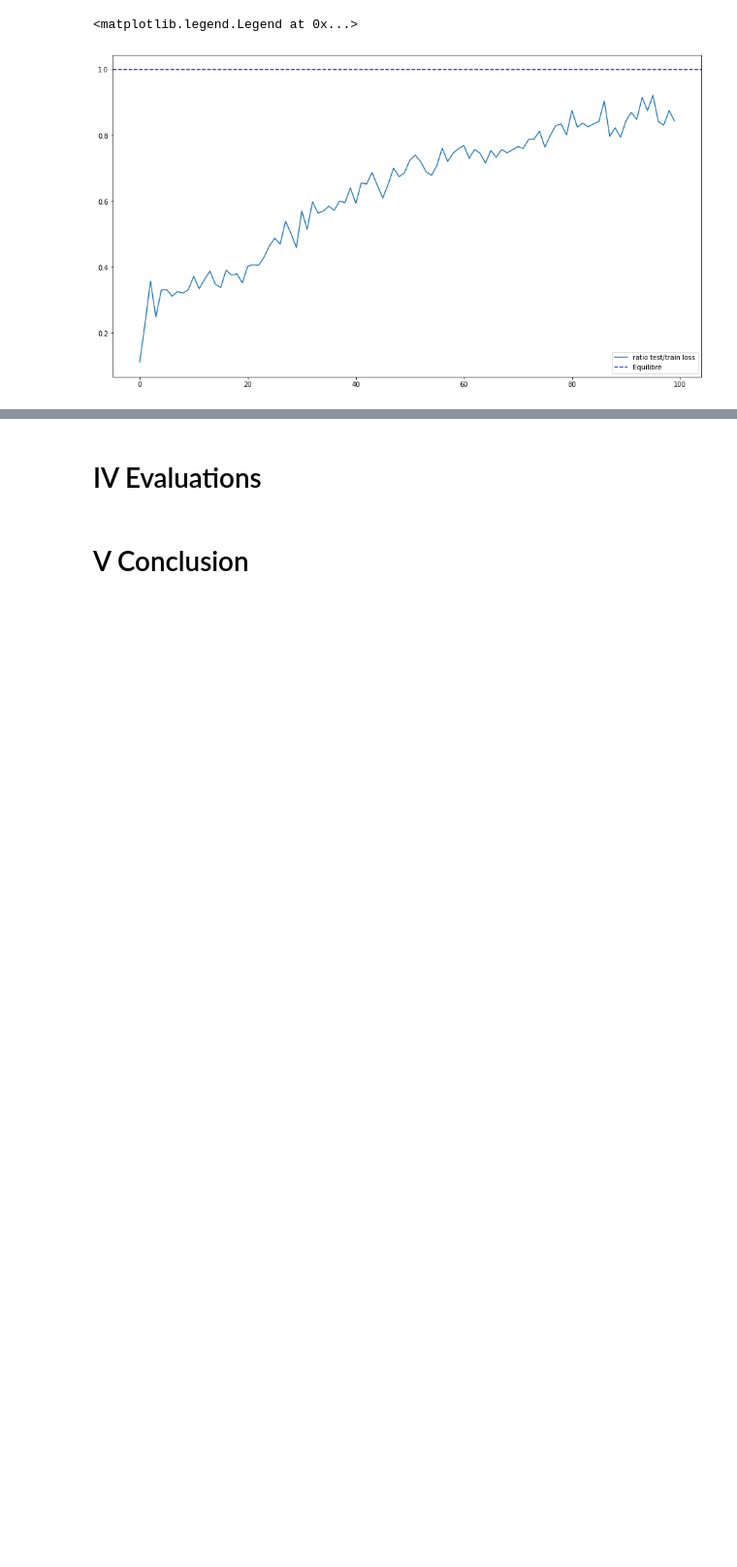
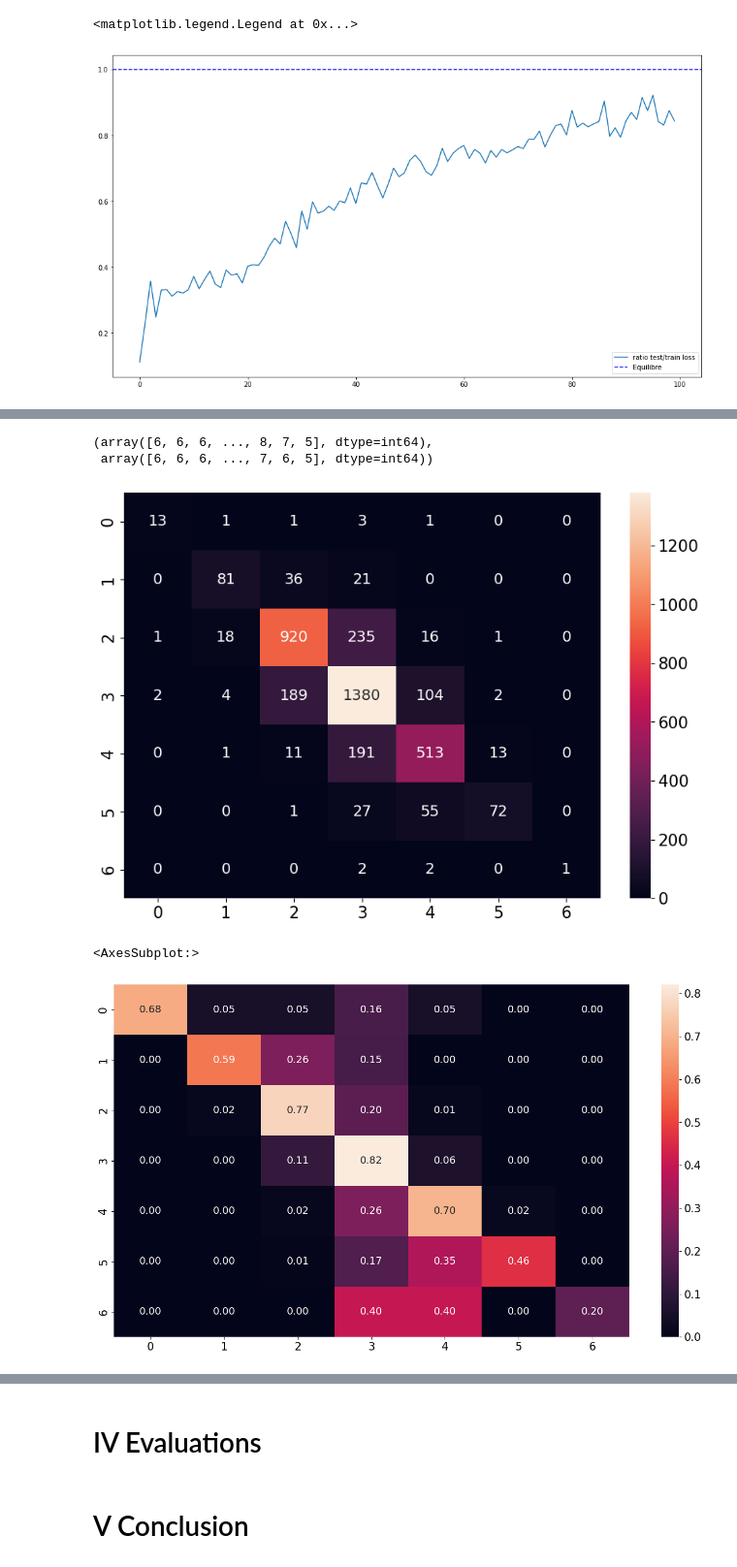
Before and after one commit to DylanBaptiste/INFO0901, a Jupyter notebook: main.ipynb, the cells around one changed output, grey strips where cells are left out. Shown at 97% size. Drawn from its saved outputs; the diff is of its cells as text; code cells hidden in the pictures; blank space fills up the shorter version.

Commit message:
add: matrice de confusion

```diff
--- a/main.ipynb
+++ b/main.ipynb
@@ -263,0 +264,20 @@ plt.legend()
+# %%
+Y_pred, Y_true
+# %% [output]
+(array([6, 6, 6, ..., 8, 7, 5], dtype=int64),
+ array([6, 6, 6, ..., 7, 6, 5], dtype=int64))
+# %%
+from sklearn.metrics import confusion_matrix
+import seaborn as sn
+Y_pred = np.argmax(classModel.predict(X_train), axis=1)
+Y_true = Y_train.reshape(-1,)
+cm = confusion_matrix(Y_true, Y_pred, labels=np.unique(Y_true))
+plt.figure(figsize = (10,7))
+sn.heatmap(cm, annot=True, annot_kws={"size": 14}, fmt='g')
+plt.show()
+cm = cm.astype('float') / cm.sum(axis=1)[:, np.newaxis]
+sn.heatmap(cm, annot=True, annot_kws={"size": 14}, fmt='.2f')
+# %% [output]
+[figure, added]
+<AxesSubplot:>
+[figure, added]
```
Also changed, not shown: parts of 4 cells of this notebook.
